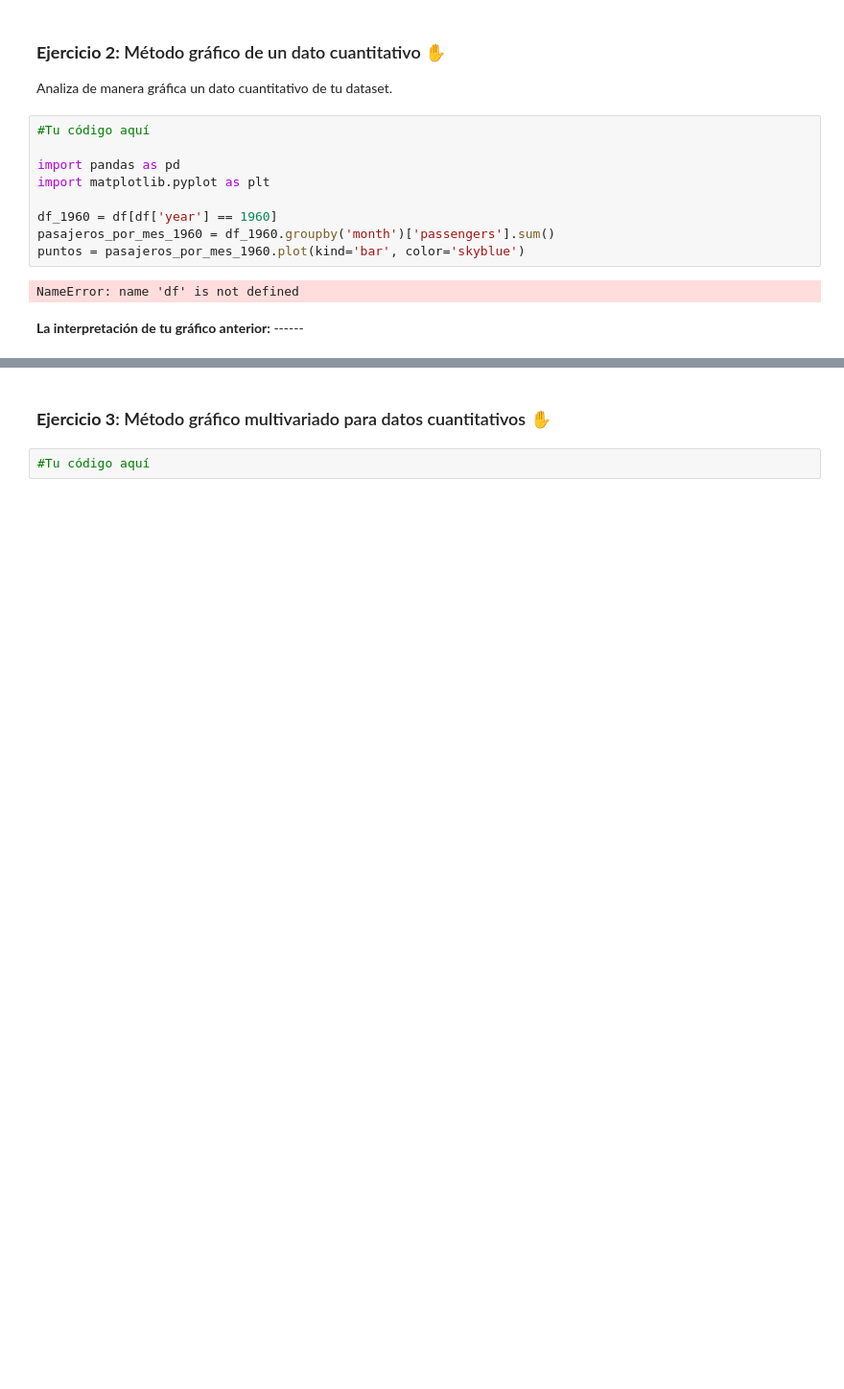
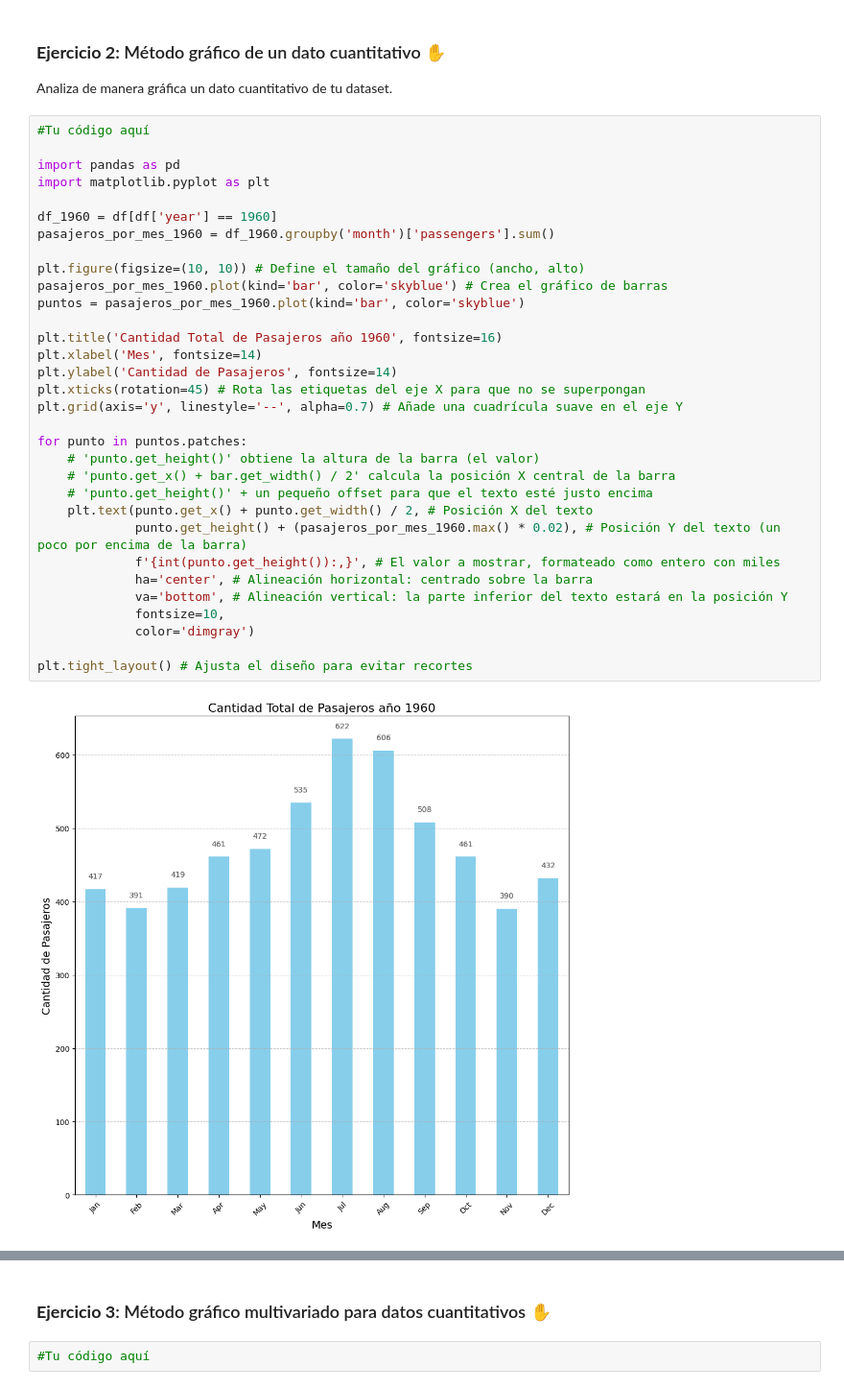
Before and after one commit to Armando1701/UTEC_Phyton_Jorge, a Jupyter notebook: Sesion_6_Tarea.ipynb, the cells around one changed output, grey strips where cells are left out. Shown at 96% size. Cells and saved outputs as stored; diff of their text form; blank space fills up the shorter version.

```diff
--- a/Sesion_6_Tarea.ipynb
+++ b/Sesion_6_Tarea.ipynb
@@ -172,16 +173,37 @@ Mientras que el mes de febrero y noviembre son los meses que menor cantidad de p
 ### **Ejercicio 2:** Método gráfico de un dato cuantitativo ✋
 
 Analiza de manera gráfica un dato cuantitativo de tu dataset.
-# %%
-#Tu código aquí
-
-import pandas as pd
-import matplotlib.pyplot as plt
-
-df_1960 = df[df['year'] == 1960]
-pasajeros_por_mes_1960 = df_1960.groupby('month')['passengers'].sum()
-puntos = pasajeros_por_mes_1960.plot(kind='bar', color='skyblue')
-# %% [output]
-NameError: name 'df' is not defined
-# %% [markdown]
-**La interpretación de tu gráfico anterior:** ------
+# %%
+#Tu código aquí
+
+import pandas as pd
+import matplotlib.pyplot as plt
+
+df_1960 = df[df['year'] == 1960]
+pasajeros_por_mes_1960 = df_1960.groupby('month')['passengers'].sum()
+
+plt.figure(figsize=(10, 10)) # Define el tamaño del gráfico (ancho, alto)
+pasajeros_por_mes_1960.plot(kind='bar', color='skyblue') # Crea el gráfico de barras
+puntos = pasajeros_por_mes_1960.plot(kind='bar', color='skyblue')
+
+plt.title('Cantidad Total de Pasajeros año 1960', fontsize=16)
+plt.xlabel('Mes', fontsize=14)
+plt.ylabel('Cantidad de Pasajeros', fontsize=14)
+plt.xticks(rotation=45) # Rota las etiquetas del eje X para que no se superpongan
+plt.grid(axis='y', linestyle='--', alpha=0.7) # Añade una cuadrícula suave en el eje Y
+
+for punto in puntos.patches:
+    # 'punto.get_height()' obtiene la altura de la barra (el valor)
+    # 'punto.get_x() + bar.get_width() / 2' calcula la posición X central de la barra
+    # 'punto.get_height()' + un pequeño offset para que el texto esté justo encima
+    plt.text(punto.get_x() + punto.get_width() / 2, # Posición X del texto
+             punto.get_height() + (pasajeros_por_mes_1960.max() * 0.02), # Posición Y del texto (un poco por encima de la barra)
+             f'{int(punto.get_height()):,}', # El valor a mostrar, formateado como entero con miles
+             ha='center', # Alineación horizontal: centrado sobre la barra
+             va='bottom', # Alineación vertical: la parte inferior del texto estará en la posición Y
+             fontsize=10,
+             color='dimgray')
+
+plt.tight_layout() # Ajusta el diseño para evitar recortes
+# %% [output]
+[figure, added]
```
Also changed, not shown: parts of 2 cells of this notebook.
